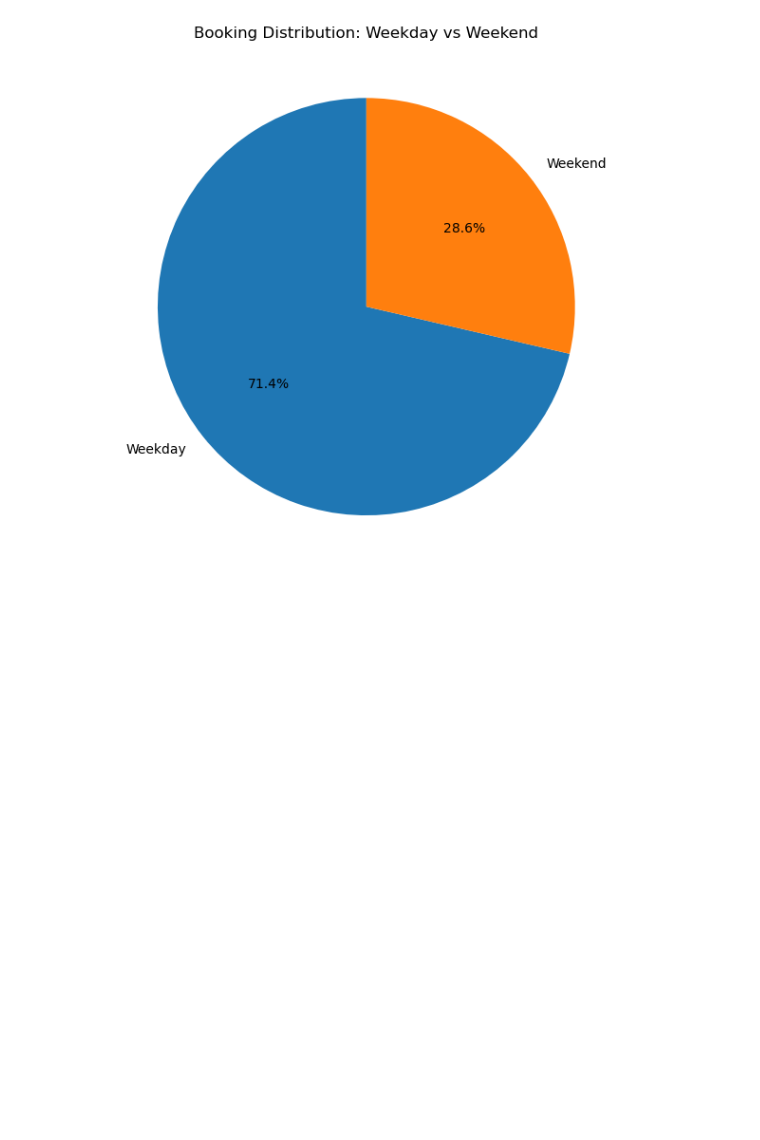
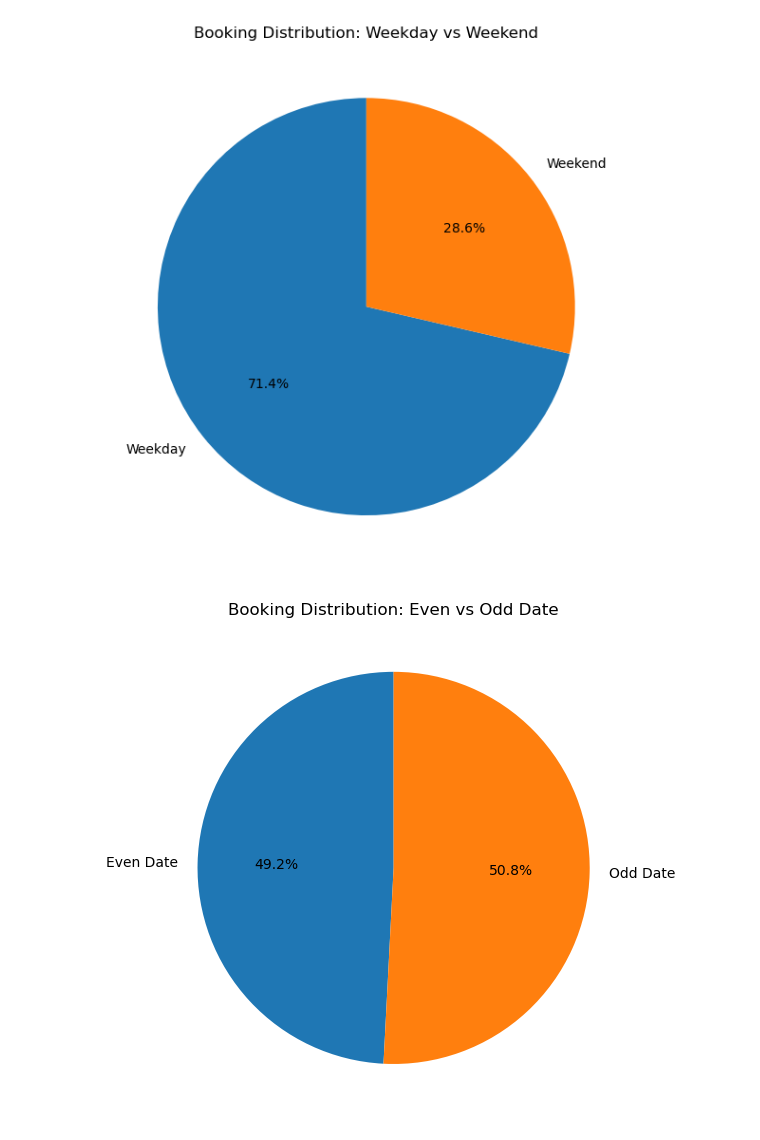
Before and after one commit to FlazeFy2/DS-Uber_Data_Analytics_Dashboard, a Jupyter notebook: exploratory data analysis-pie.ipynb, the cells around one changed output. Drawn from its saved outputs; the diff is of its cells as text; code cells hidden in the pictures; blank space fills up the shorter version.

Commit message:
[DS] Exploratory Data Analysis (EDA) - Pie Chart Booking Distribution: Even vs Odd Date

```diff
--- a/exploratory data analysis-pie.ipynb
+++ b/exploratory data analysis-pie.ipynb
@@ -254,3 +254,35 @@ plt.tight_layout()
 plt.show()
 # %% [output]
 [figure]
+# %%
+import pandas as pd
+import matplotlib.pyplot as plt
+
+# Dataset
+# Exploratory Data Analysis (EDA) - Pie Chart Booking Distribution: Even vs Odd Date
+df = pd.read_csv("ncr_ride_bookings.csv")
+
+# Convert Date to datetime
+df["Date"] = pd.to_datetime(df["Date"], format="%Y-%m-%d")
+
+# Convert Date to Even/Odd Category
+def categorize_day(date):
+    if date.day % 2 == 0:    # Even date
+        return "Even Date"
+    else:                    # Odd date
+        return "Odd Date"
+
+df["Day Category"] = df["Date"].apply(categorize_day)
+
+# Count the number of booking
+day_counts = df["Day Category"].value_counts().sort_index()
+
+# Pie Chart
+plt.figure(figsize=(6, 6))
+day_counts.plot.pie(autopct='%1.1f%%', startangle=90)
+plt.title("Booking Distribution: Even vs Odd Date")
+plt.ylabel("")
+plt.tight_layout()
+plt.show()
+# %% [output]
+[figure, added]
```
